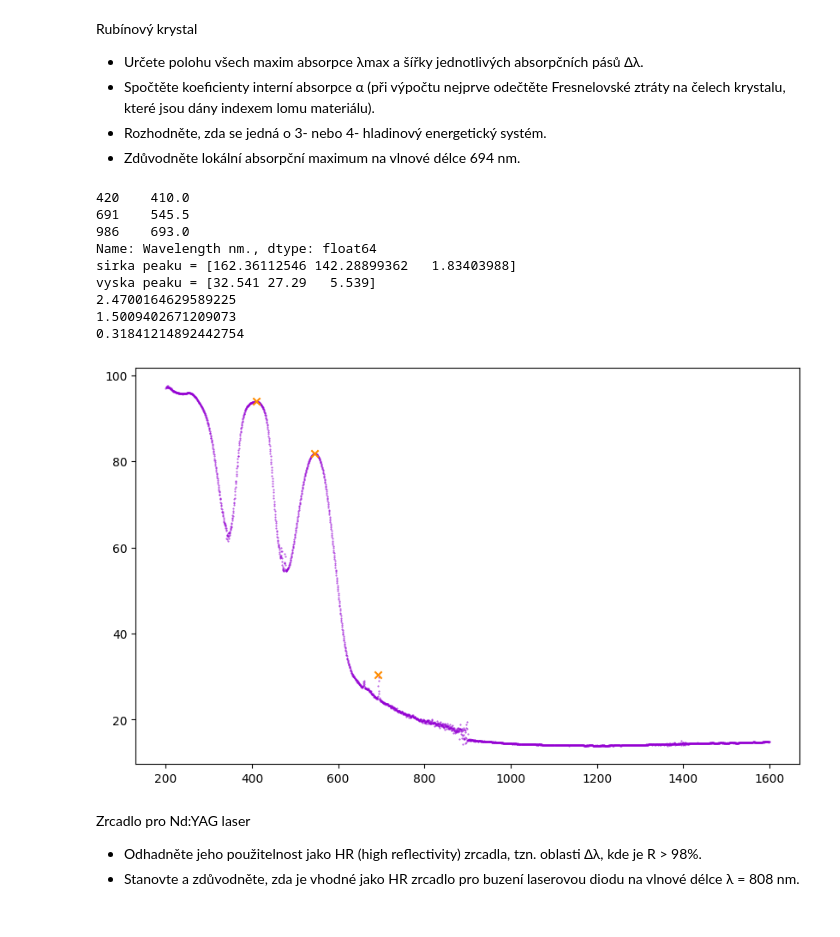
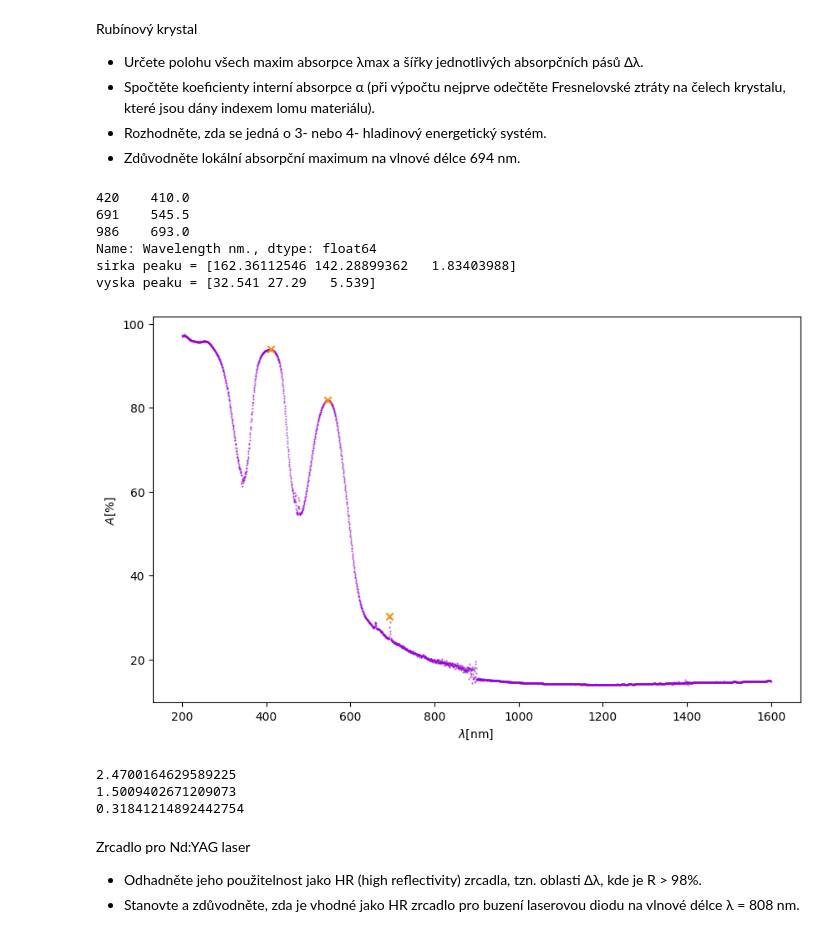
Before and after one commit to omikron-ceti/ZPLT, a Jupyter notebook: uloha_05/data_05/data_05.ipynb, the cells around one changed output. Drawn from its saved outputs; the diff is of its cells as text; code cells hidden in the pictures.

```diff
--- a/uloha_05/data_05/data_05.ipynb
+++ b/uloha_05/data_05/data_05.ipynb
@@ -186,37 +187,41 @@ print(sample_a["Wavelength nm."][peaks])
 fwhm_peak_absorpce_rubin = signal.peak_widths(absorpce_krystal_rubin, peaks, rel_height=0.5)
 vyska_peak_absorpce_rubin = signal.peak_prominences(absorpce_krystal_rubin, peaks)
 print(f"sirka peaku = {fwhm_peak_absorpce_rubin[0]}")
 print(f"vyska peaku = {vyska_peak_absorpce_rubin[0]}")
 
 fig_peak_filtr_rubin = plt.figure(figsize=(10, 6))
 
 plt.scatter(sample_a["Wavelength nm."], absorpce_krystal_rubin,
             color="darkviolet",
             marker=".", s=1, alpha=0.7)
 for p in peaks:
     plt.scatter(sample_a["Wavelength nm."].iloc[[p]], absorpce_krystal_rubin.iloc[[p]],
                 marker="x", color="darkorange")
+plt.xlabel('$\\lambda\\mathrm{[nm]}$ ', fontsize = 10)
+plt.ylabel("$A\\mathrm{[\\%]}$", fontsize = 10)
+plt.savefig("../protokol_05/img/absorpce_rubin.pdf")
+plt.show()
 
 n1 = 1.77
 n2 = 1
 fren = ((n1-n2)/(n1+n2))**2
 l = 1.136
 for p in peaks:
     t = sample_a["T%"].iloc[[p]]/100
     a = - math.log((t+fren/1-fren)) / l
 
     print(a)
 # %% [output]
 420    410.0
 691    545.5
 986    693.0
 Name: Wavelength nm., dtype: float64
 sirka peaku = [162.36112546 142.28899362   1.83403988]
 vyska peaku = [32.541 27.29   5.539]
-2.4700164629589225
-1.5009402671209073
-0.31841214892442754
-[figure, old version]
+[figure, new version]
+2.4700164629589225
+1.5009402671209073
+0.31841214892442754
 # %% [markdown]
 Zrcadlo pro Nd:YAG laser
 * Odhadněte jeho použitelnost jako HR (high reflectivity) zrcadla, tzn. oblasti ∆λ,
```
Also changed, not shown: parts of 4 cells of this notebook, 12 other files.
